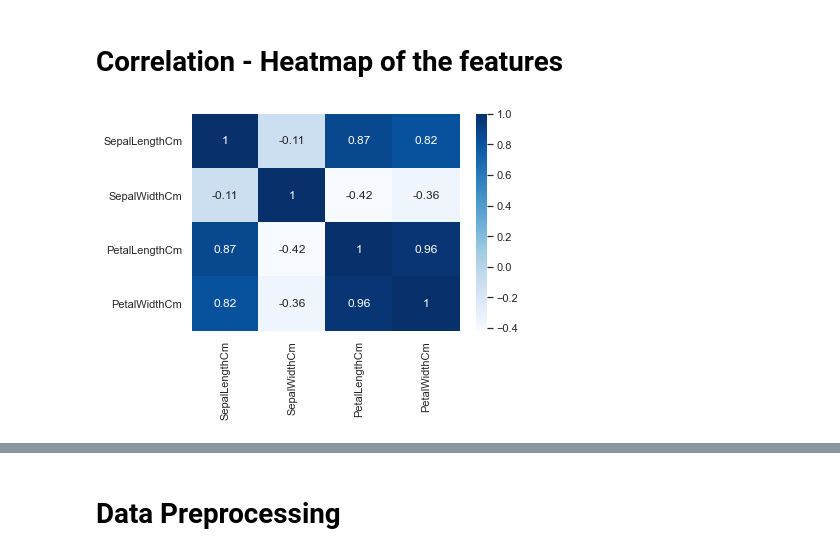
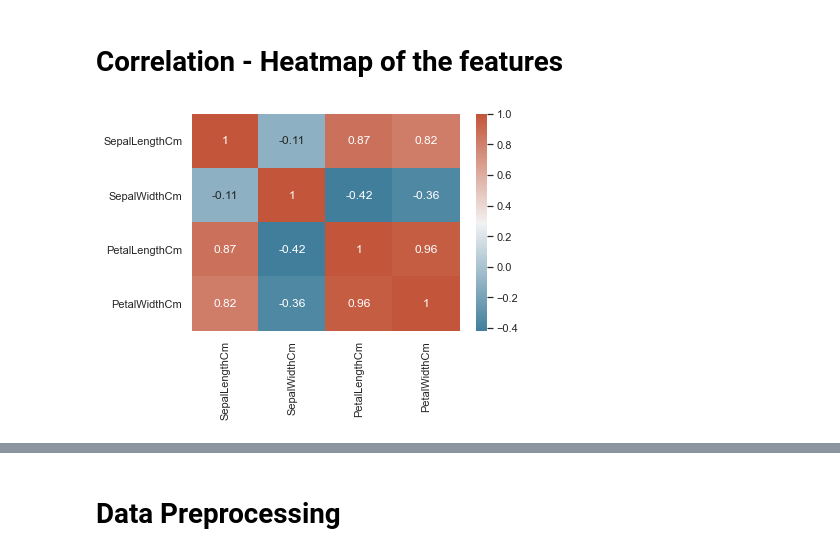
Before and after one commit to bajajvatsal/Iris-Dataset, a Jupyter notebook: iris-dataset-classification.ipynb, the cells around one changed output, grey strips where cells are left out. Saved outputs shown, nothing was run; the diff lists cells and outputs as text; code cells hidden in the pictures.

```diff
--- a/iris-dataset-classification.ipynb
+++ b/iris-dataset-classification.ipynb
@@ -75,10 +124,10 @@ plt.show()
 # %% [markdown]
 # Correlation - Heatmap of the features
 # %%
-df_corr = df.copy()
-df_corr = df_corr.drop(["Id", "Species"], axis=1)
-corr = df_corr.corr()
-sns.heatmap(corr, cmap="Blues",annot=corr)
+df_copy = df.copy()
+df_copy = df_copy.drop(["Id","Species"],axis =1)
+corr = df_copy.corr()
+sns.heatmap(corr, cmap=sns.diverging_palette(230, 20, as_cmap=True),annot=corr)
 plt.show()
 # %% [output]
-[figure, old version]
+[figure, new version]
```
Also changed, not shown: parts of 33 cells of this notebook, 3 other files.
